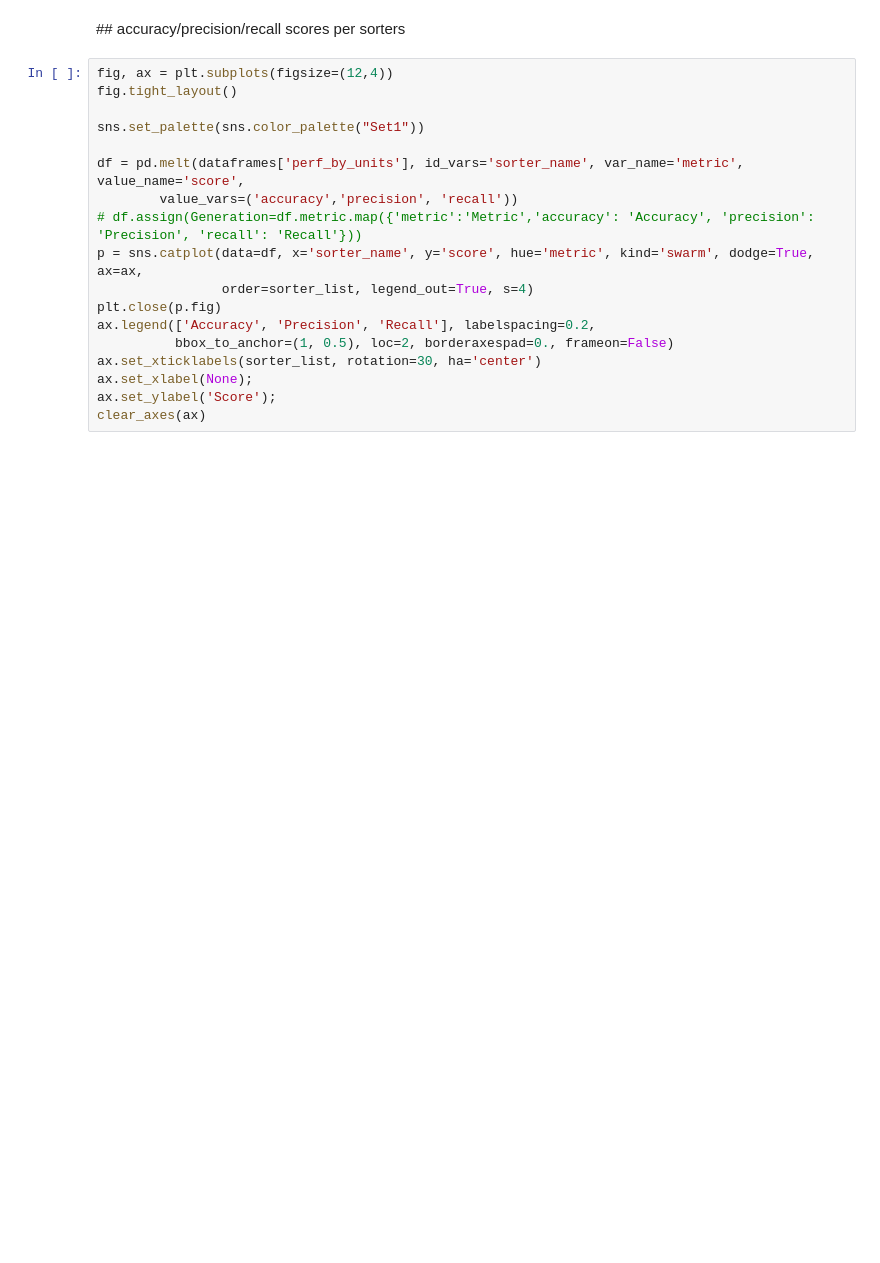
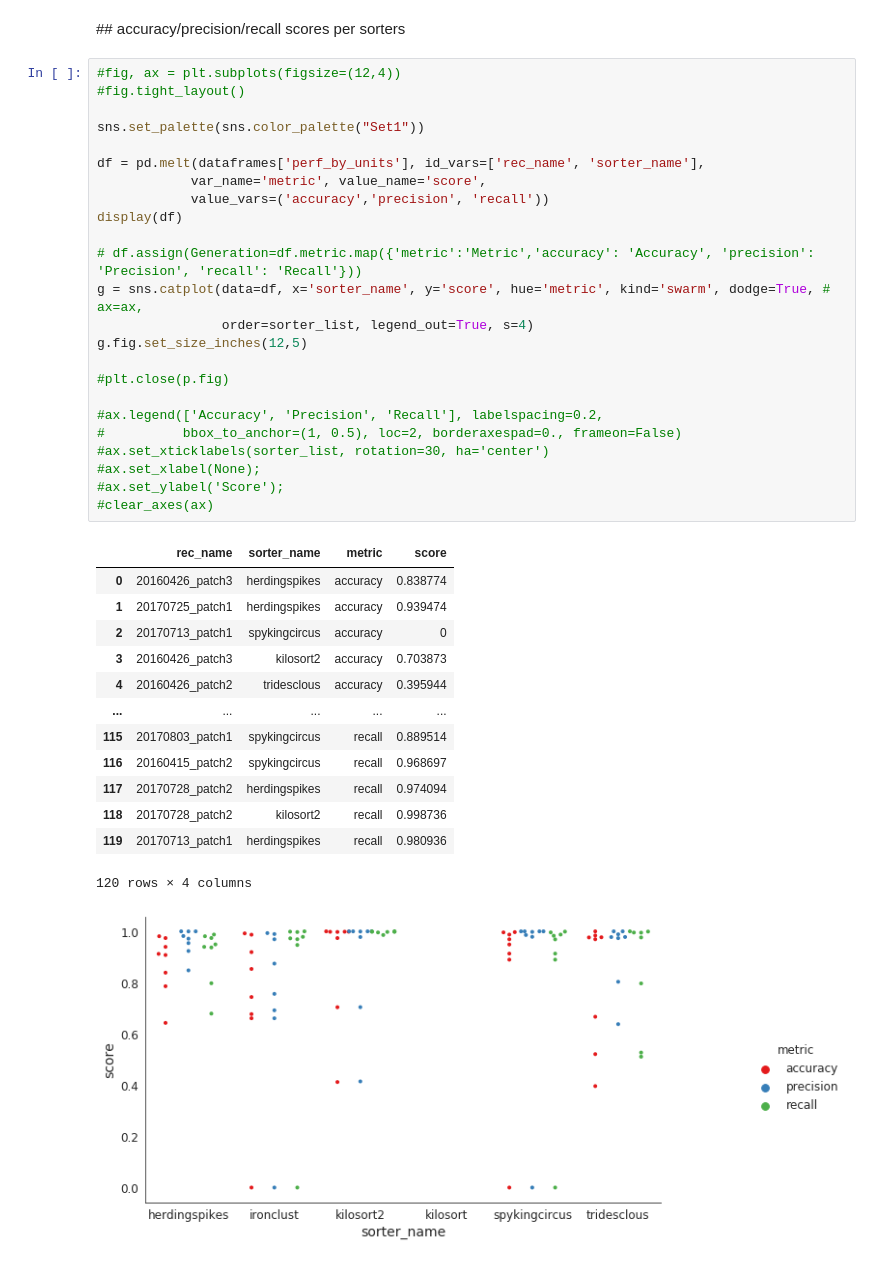
Before and after one commit to SpikeInterface/SpikeInterface.github.io, a Jupyter notebook: posts/spampinato-mice-retina-mea252ch-pair-recording-part2.ipynb, the cells around one changed output. Saved outputs shown, nothing was run; the diff lists cells and outputs as text; blank space fills up the shorter version.

```diff
--- a/posts/spampinato-mice-retina-mea252ch-pair-recording-part2.ipynb
+++ b/posts/spampinato-mice-retina-mea252ch-pair-recording-part2.ipynb
@@ -221,23 +362,44 @@ ax.set_xticklabels(sorter_list, rotation=40, ha='right');
 # %% [markdown]
 ## accuracy/precision/recall scores per sorters
 # %%
-fig, ax = plt.subplots(figsize=(12,4))
-fig.tight_layout()
+#fig, ax = plt.subplots(figsize=(12,4))
+#fig.tight_layout()
 
 sns.set_palette(sns.color_palette("Set1"))
 
-df = pd.melt(dataframes['perf_by_units'], id_vars='sorter_name', var_name='metric', value_name='score',
-        value_vars=('accuracy','precision', 'recall'))
+df = pd.melt(dataframes['perf_by_units'], id_vars=['rec_name', 'sorter_name'],
+            var_name='metric', value_name='score',
+            value_vars=('accuracy','precision', 'recall'))
+display(df)
+
 # df.assign(Generation=df.metric.map({'metric':'Metric','accuracy': 'Accuracy', 'precision': 'Precision', 'recall': 'Recall'}))
-p = sns.catplot(data=df, x='sorter_name', y='score', hue='metric', kind='swarm', dodge=True, ax=ax,
+g = sns.catplot(data=df, x='sorter_name', y='score', hue='metric', kind='swarm', dodge=True, # ax=ax,
                 order=sorter_list, legend_out=True, s=4)
-plt.close(p.fig)
-ax.legend(['Accuracy', 'Precision', 'Recall'], labelspacing=0.2,
-          bbox_to_anchor=(1, 0.5), loc=2, borderaxespad=0., frameon=False)
-ax.set_xticklabels(sorter_list, rotation=30, ha='center')
-ax.set_xlabel(None);
-ax.set_ylabel('Score');
-clear_axes(ax)
+g.fig.set_size_inches(12,5)
+
+#plt.close(p.fig)
+
+#ax.legend(['Accuracy', 'Precision', 'Recall'], labelspacing=0.2,
+#          bbox_to_anchor=(1, 0.5), loc=2, borderaxespad=0., frameon=False)
+#ax.set_xticklabels(sorter_list, rotation=30, ha='center')
+#ax.set_xlabel(None);
+#ax.set_ylabel('Score');
+#clear_axes(ax)
+# %% [output]
+|  | rec_name | sorter_name | metric | score |
+| 0 | 20160426_patch3 | herdingspikes | accuracy | 0.838774 |
+| 1 | 20170725_patch1 | herdingspikes | accuracy | 0.939474 |
+| 2 | 20170713_patch1 | spykingcircus | accuracy | 0 |
+| 3 | 20160426_patch3 | kilosort2 | accuracy | 0.703873 |
+| 4 | 20160426_patch2 | tridesclous | accuracy | 0.395944 |
+| ... | ... | ... | ... | ... |
+| 115 | 20170803_patch1 | spykingcircus | recall | 0.889514 |
+| 116 | 20160415_patch2 | spykingcircus | recall | 0.968697 |
+| 117 | 20170728_patch2 | herdingspikes | recall | 0.974094 |
+| 118 | 20170728_patch2 | kilosort2 | recall | 0.998736 |
+| 119 | 20170713_patch1 | herdingspikes | recall | 0.980936 |
+120 rows × 4 columns
+[figure, added]
 # %%
 sns.set_palette(sns.color_palette("deep"))
 g = sns.relplot(data=dataframes['perf_by_units'], x='precision', y='recall', col='sorter_name',
```
Also changed, not shown: parts of 13 cells of this notebook.
